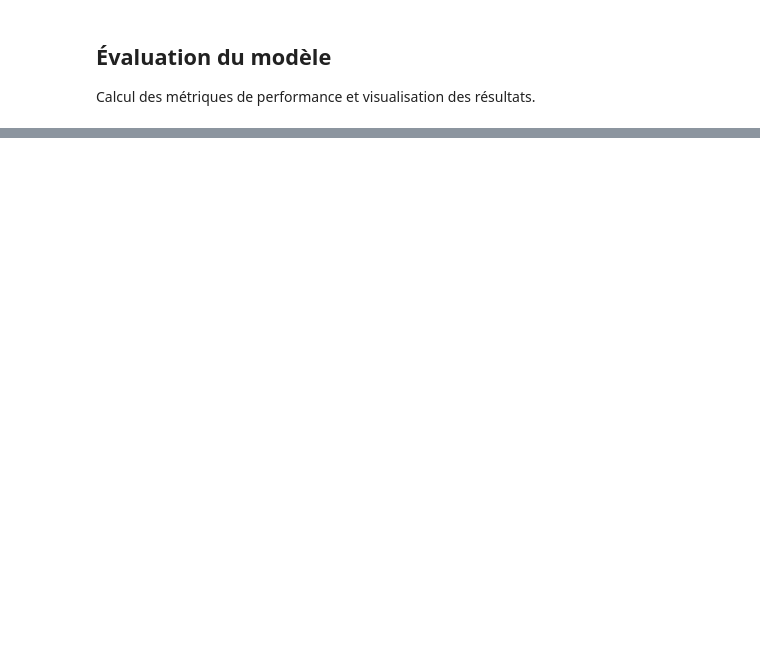
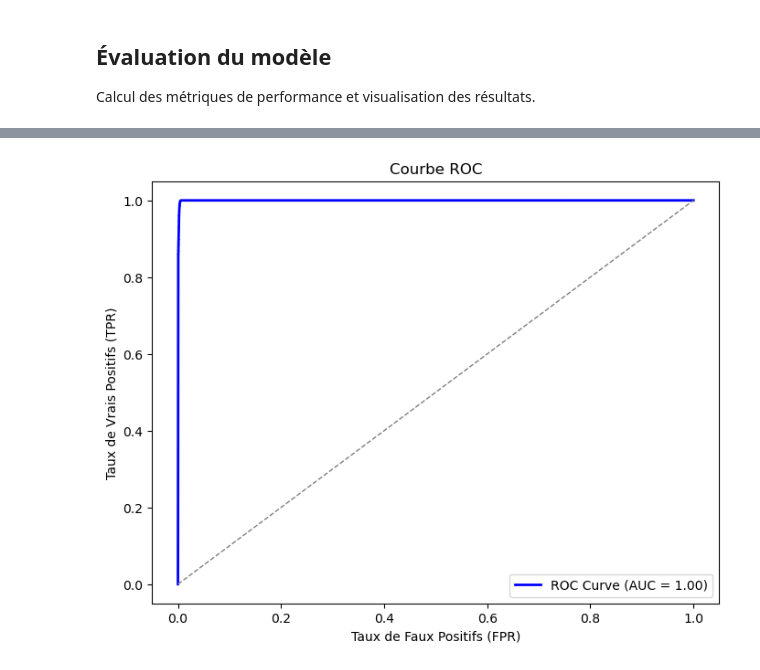
Before and after one commit to zinebyal/Projet1_ML_TensorFlow, a Jupyter notebook: Credit_Card_Fraud_Detection_Project.ipynb, the cells around one changed output, grey strips where cells are left out. Cells and saved outputs as stored; diff of their text form; code cells hidden in the pictures; blank space fills up the shorter version.

```diff
--- a/Credit_Card_Fraud_Detection_Project.ipynb
+++ b/Credit_Card_Fraud_Detection_Project.ipynb
@@ -61,19 +111,24 @@ print(y_resampled.value_counts())
 
 Créons un réseau de neurones avec TensorFlow.
 # %%
-
 import tensorflow as tf
 from tensorflow.keras.models import Sequential
-from tensorflow.keras.layers import Dense, Dropout
+from tensorflow.keras.layers import Dense, Dropout, Input
+from tensorflow.keras.regularizers import l1_l2
 
 # Création du modèle
 model = Sequential([
-    Dense(32, activation='relu', input_shape=(X_resampled.shape[1],)),
-    Dropout(0.5),
-    Dense(16, activation='relu'),
+    Input(shape=(X_resampled.shape[1],)),
+    Dense(32, activation='relu', kernel_regularizer=l1_l2(l1=0.001, l2=0.001)),  # Ajout de la régularisation L1 et L2
+    Dropout(0.5),  # Augmentation du taux de dropout
+    Dense(16, activation='relu', kernel_regularizer=l1_l2(l1=0.001, l2=0.001)),  # Ajout de la régularisation L1 et L2
+    Dropout(0.5),  # Ajout d'une couche de dropout supplémentaire
     Dense(1, activation='sigmoid')
 ])
 
 # Compilation du modèle
 model.compile(optimizer='adam', loss='binary_crossentropy', metrics=['accuracy'])
 model.summary()
+
+# Entraînement
+history = model.fit(X_train, y_train, validation_data=(X_test, y_test), epochs=20, batch_size=32)
@@ -112,0 +257,22 @@ plt.show()
+# %%
+from sklearn.metrics import roc_curve, auc
+
+# Prédire les probabilités pour l'ensemble de test
+y_pred_prob = model.predict(X_test)
+
+# Calculer la courbe ROC
+fpr, tpr, thresholds = roc_curve(y_test, y_pred_prob)
+
+# Calculer l'AUC
+roc_auc = auc(fpr, tpr)
+
+# Tracer la courbe ROC
+plt.figure(figsize=(8, 6))
+plt.plot(fpr, tpr, color='blue', lw=2, label=f'ROC Curve (AUC = {roc_auc:.2f})')
+plt.plot([0, 1], [0, 1], color='gray', linestyle='--', lw=1)
+plt.title('Courbe ROC')
+plt.xlabel('Taux de Faux Positifs (FPR)')
+plt.ylabel('Taux de Vrais Positifs (TPR)')
+plt.legend(loc='lower right')
+plt.show()
+# %% [output]
@@ -112,0 +280 @@ plt.show()
+[figure, added]
```
Also changed, not shown: parts of 9 cells of this notebook.
